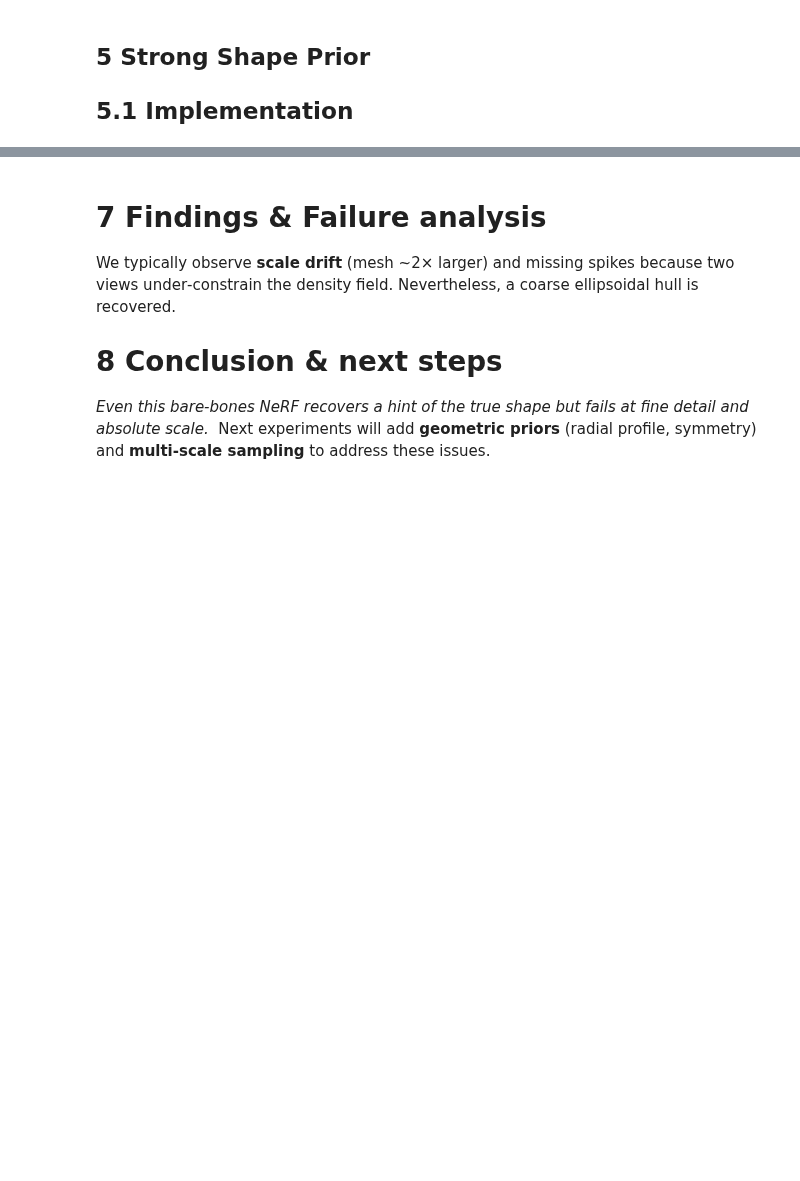
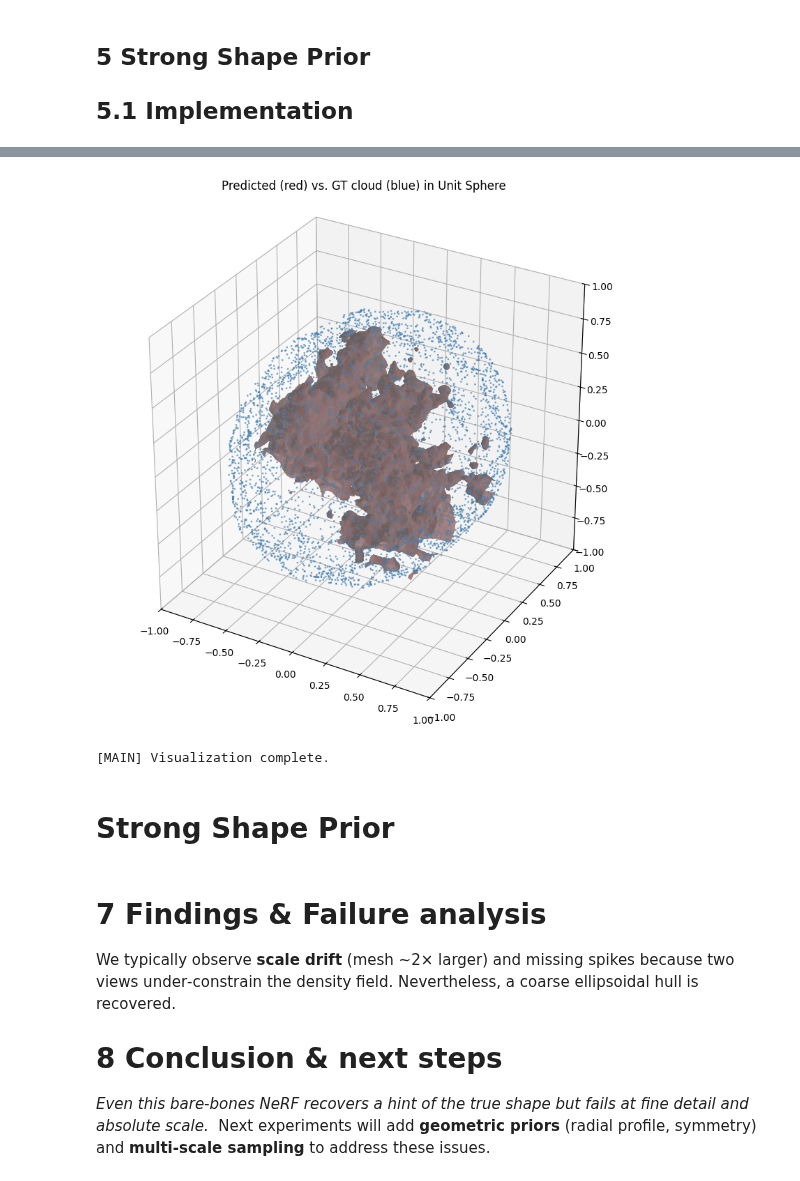
Before and after one commit to 3d-pollen-reconstruction/sequoia, a Jupyter notebook: notebooks/nerf_exploration.ipynb, the cells around one changed output, grey strips where cells are left out. Saved outputs shown, nothing was run; the diff lists cells and outputs as text; code cells hidden in the pictures; blank space fills up the shorter version.

```diff
--- a/notebooks/nerf_exploration.ipynb
+++ b/notebooks/nerf_exploration.ipynb
@@ -1993,0 +1238,74 @@ Verarbeitung für Sample sample_86 (mit Annahmen) beendet.
+# %%
+
+    # -------------------------------------------------------------------------
+    # 12) Extract & visualize the 3D mesh (normalized + GT overlay)
+    # -------------------------------------------------------------------------
+    print("\n[MAIN] Extracting 3D mesh via marching cubes…")
+    pred_mesh = extract_3d_from_nerf(
+        model,
+        resolution=256,
+        bound=1.0,
+        sigma_scale=1.0,
+        device=dev
+    )
+    if pred_mesh is None or len(pred_mesh.faces) == 0:
+        print("⚠️ No faces found in the predicted mesh.")
+        sys.exit(1)
+
+    # ---- 13) Sample & normalize both pred & GT for Chamfer and plotting ----
+    print("[MAIN] Sampling 5k points from predicted mesh…")
+    pred_pts = pred_mesh.sample(5000)         # numpy (5000,3)
+    gt_pts   = pts.cpu().numpy()              # numpy (N,3)
+
+    # center
+    pred_centered = pred_pts - pred_pts.mean(0)
+    gt_centered   = gt_pts   - gt_pts.mean(0)
+
+    # scale to unit‐sphere
+    pred_scale = np.max(np.linalg.norm(pred_centered, axis=1))
+    gt_scale   = np.max(np.linalg.norm(gt_centered,   axis=1))
+    pred_norm_pts = pred_centered / pred_scale
+    gt_norm_pts   = gt_centered   / gt_scale
+
+    # normalized Chamfer
+    cd_norm = chamfer_distance(pred_norm_pts, gt_norm_pts)
+    print(f"[MAIN] Normalized Chamfer distance: {cd_norm:.6e}")
+
+    # ---- 14) Plot normalized mesh + GT cloud ----
+    from mpl_toolkits.mplot3d import Axes3D  # noqa: F401
+
+    # normalize the mesh vertices themselves
+    verts = pred_mesh.vertices             # (V,3)
+    verts_centered = verts - verts.mean(0)
+    verts_norm     = verts_centered / pred_scale
+
+    faces = pred_mesh.faces                # (F,3)
+
+    fig = plt.figure(figsize=(8,8))
+    ax  = fig.add_subplot(111, projection='3d')
+
+    # predicted surface
+    ax.plot_trisurf(
+        verts_norm[:,0], verts_norm[:,1], verts_norm[:,2],
+        triangles=faces,
+        color='lightcoral', edgecolor='gray', linewidth=0.1, alpha=0.9
+    )
+    # ground‑truth cloud
+    ax.scatter(
+        gt_norm_pts[:,0], gt_norm_pts[:,1], gt_norm_pts[:,2],
+        color='steelblue', s=1, alpha=0.6
+    )
+
+    # enforce equal data‐ranges on each axis
+    half = 1.0  # since both are in unit‐sphere
+    ax.set_xlim(-half, half)
+    ax.set_ylim(-half, half)
+    ax.set_zlim(-half, half)
+
+    ax.set_box_aspect([1,1,1])
+    ax.set_title("Predicted (red) vs. GT cloud (blue) in Unit Sphere")
+    plt.tight_layout()
+    plt.show()
+
+    print("[MAIN] Visualization complete.")
+# %% [output]
@@ -1994,3 +1320,7 @@ Verarbeitung für Sample sample_86 (mit Annahmen) beendet.
+[figure, added]
+[MAIN] Visualization complete.
+# %% [markdown]
+# Strong Shape Prior
 # %% [markdown]
 # 7 Findings & Failure analysis
 
```
Also changed, not shown: parts of 6 cells of this notebook, 37 other files.
